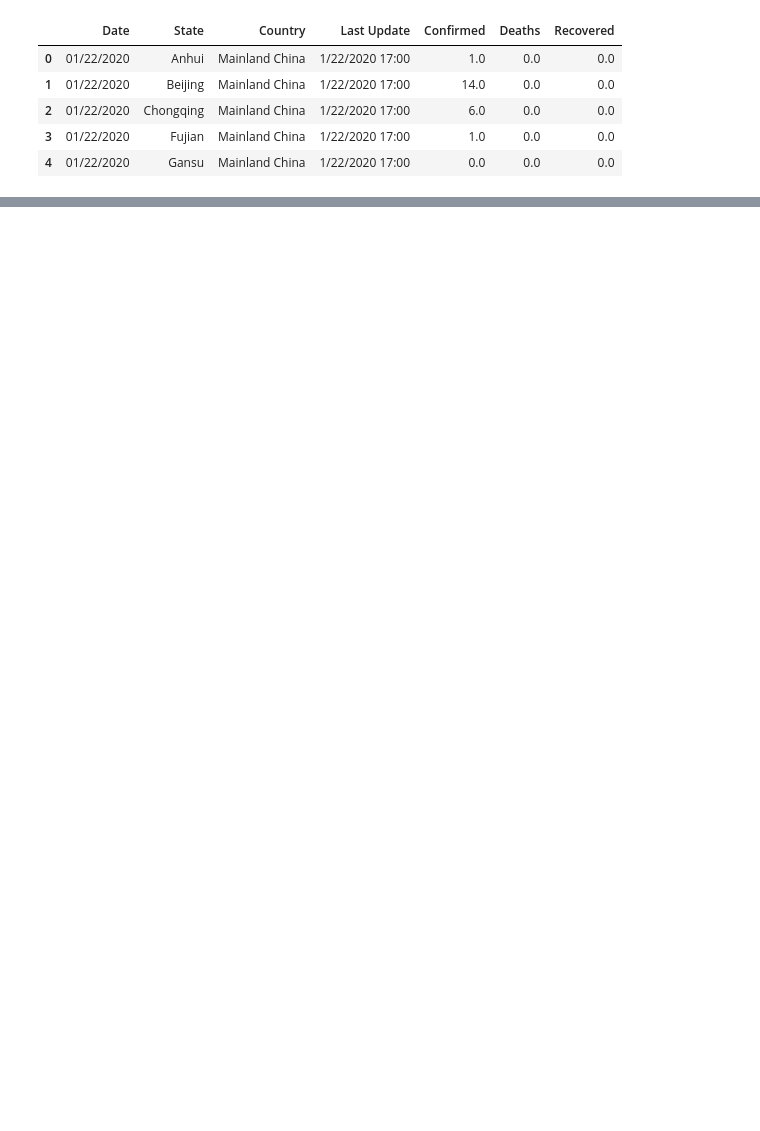
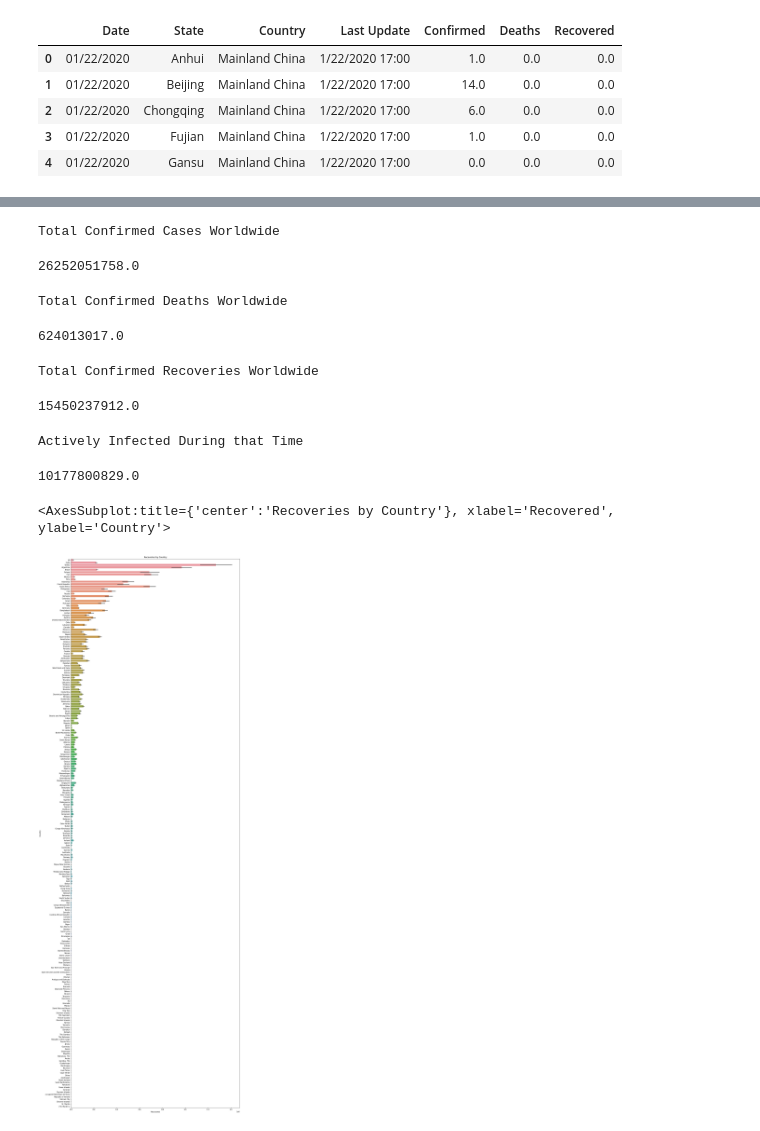
Before and after one commit to AtharvaTaras/Covid19-EDA, a Jupyter notebook: eda.ipynb, the cells around one changed output, grey strips where cells are left out. Cells and saved outputs as stored; diff of their text form; code cells hidden in the pictures; blank space fills up the shorter version.

Commit message:
added more plots

```diff
--- a/eda.ipynb
+++ b/eda.ipynb
@@ -107,3 +109,36 @@ fig.update_layout(
 )
 # %% [output]
 [interactive output not drawn]
+# %%
+print('Total Confirmed Cases Worldwide')
+data.Confirmed.sum()
+# %% [output]
+Total Confirmed Cases Worldwide
+26252051758.0
+# %%
+print('Total Confirmed Deaths Worldwide')
+data.Deaths.sum()
+# %% [output]
+Total Confirmed Deaths Worldwide
+624013017.0
+# %%
+print('Total Confirmed Recoveries Worldwide')
+data.Recovered.sum()
+# %% [output]
+Total Confirmed Recoveries Worldwide
+15450237912.0
+# %%
+print('Actively Infected During that Time')
+data.Confirmed.sum() - data.Deaths.sum() - data.Recovered.sum()
+# %% [output]
+Actively Infected During that Time
+10177800829.0
+# %%
+df1 = data.sort_values('Recovered', ascending=False)
+# %%
+plt.figure(figsize=(18,60))
+plt.title('Recoveries by Country')
+sns.barplot(data=df1, y='Country', x='Recovered')
+# %% [output]
+<AxesSubplot:title={'center':'Recoveries by Country'}, xlabel='Recovered', ylabel='Country'>
+[figure, added]
```
Also changed, not shown: parts of 7 cells of this notebook, 1 other file.
